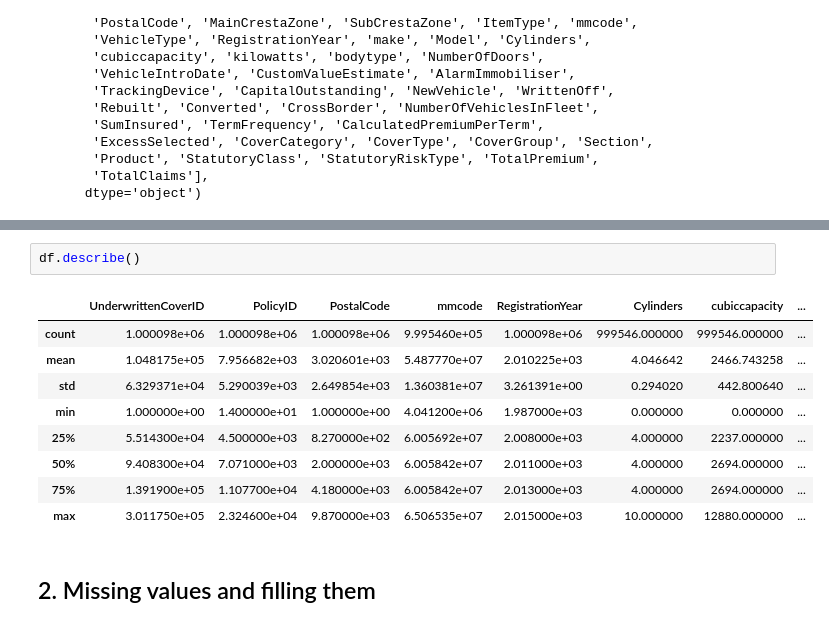
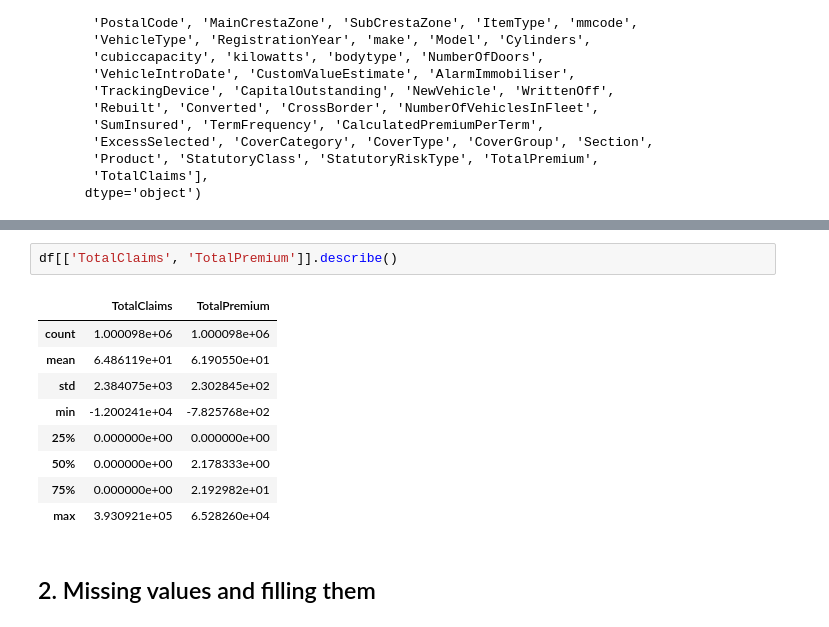
Before and after one commit to Alpha-Mintamir/Insurance-Claim-Analytics, a Jupyter notebook: notebooks/analysis.ipynb, the cells around one changed output, grey strips where cells are left out. Cells and saved outputs as stored; diff of their text form.

```diff
--- a/notebooks/analysis.ipynb
+++ b/notebooks/analysis.ipynb
@@ -75,15 +112,15 @@ Index(['UnderwrittenCoverID', 'PolicyID', 'TransactionMonth',
 # %%
-df.describe()
+df[['TotalClaims', 'TotalPremium']].describe()
 # %% [output]
-|  | UnderwrittenCoverID | PolicyID | PostalCode | mmcode | RegistrationYear | Cylinders | cubiccapacity | ... |
-| count | 1.000098e+06 | 1.000098e+06 | 1.000098e+06 | 9.995460e+05 | 1.000098e+06 | 999546.000000 | 999546.000000 | ... |
-| mean | 1.048175e+05 | 7.956682e+03 | 3.020601e+03 | 5.487770e+07 | 2.010225e+03 | 4.046642 | 2466.743258 | ... |
-| std | 6.329371e+04 | 5.290039e+03 | 2.649854e+03 | 1.360381e+07 | 3.261391e+00 | 0.294020 | 442.800640 | ... |
-| min | 1.000000e+00 | 1.400000e+01 | 1.000000e+00 | 4.041200e+06 | 1.987000e+03 | 0.000000 | 0.000000 | ... |
-| 25% | 5.514300e+04 | 4.500000e+03 | 8.270000e+02 | 6.005692e+07 | 2.008000e+03 | 4.000000 | 2237.000000 | ... |
-| 50% | 9.408300e+04 | 7.071000e+03 | 2.000000e+03 | 6.005842e+07 | 2.011000e+03 | 4.000000 | 2694.000000 | ... |
-| 75% | 1.391900e+05 | 1.107700e+04 | 4.180000e+03 | 6.005842e+07 | 2.013000e+03 | 4.000000 | 2694.000000 | ... |
-| max | 3.011750e+05 | 2.324600e+04 | 9.870000e+03 | 6.506535e+07 | 2.015000e+03 | 10.000000 | 12880.000000 | ... |
+|  | TotalClaims | TotalPremium |
+| count | 1.000098e+06 | 1.000098e+06 |
+| mean | 6.486119e+01 | 6.190550e+01 |
+| std | 2.384075e+03 | 2.302845e+02 |
+| min | -1.200241e+04 | -7.825768e+02 |
+| 25% | 0.000000e+00 | 0.000000e+00 |
+| 50% | 0.000000e+00 | 2.178333e+00 |
+| 75% | 0.000000e+00 | 2.192982e+01 |
+| max | 3.930921e+05 | 6.528260e+04 |
 # %% [markdown]
 ## 2. Missing values and filling them
 # %% [markdown]
```
Also changed, not shown: parts of 13 cells of this notebook, 1 other file.
